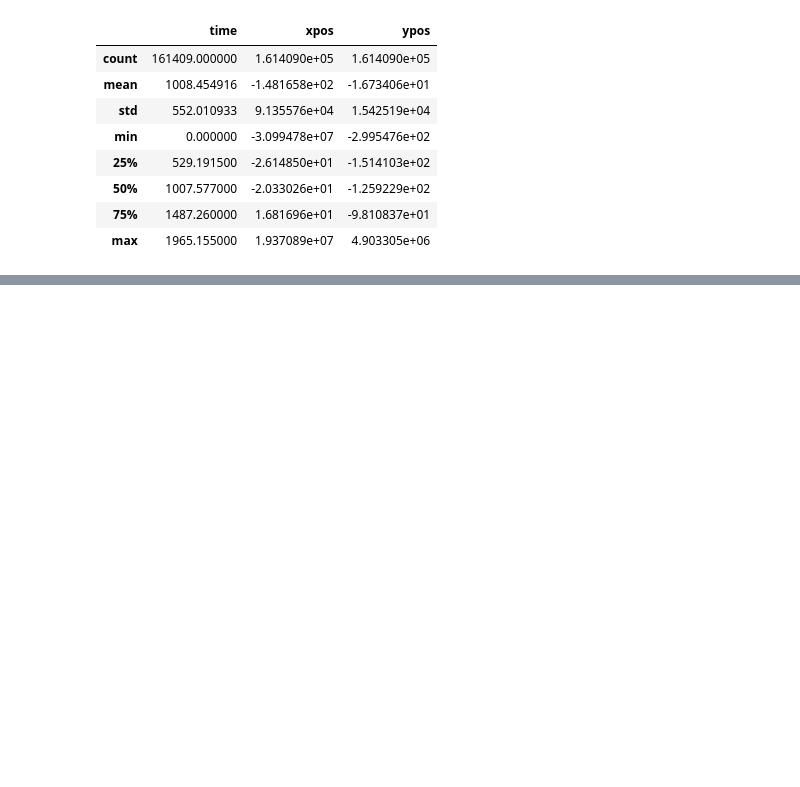
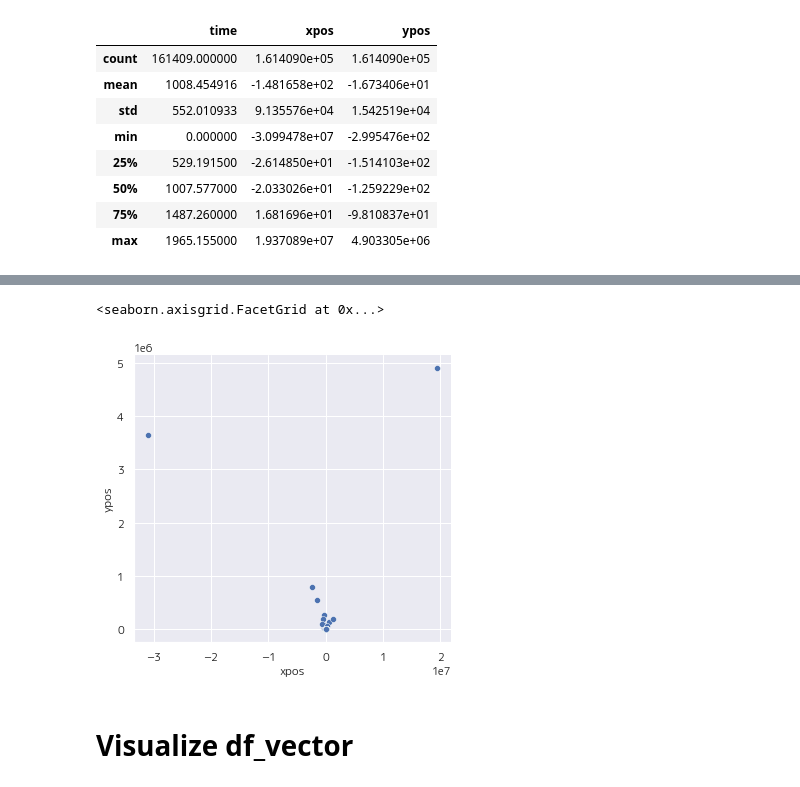
Before and after one commit to vutuanlinh2661998/pilot_analytics, a Jupyter notebook: Pilot_Analytics.ipynb, the cells around one changed output, grey strips where cells are left out. Drawn from its saved outputs; the diff is of its cells as text; code cells hidden in the pictures; blank space fills up the shorter version.

```diff
--- a/Pilot_Analytics.ipynb
+++ b/Pilot_Analytics.ipynb
@@ -226,0 +261,7 @@ sns.pairplot(df_log.drop(columns = ['ElapsedTime[s]']))
+# %%
+sns.relplot(x = 'xpos', y = 'ypos', data = df_map)
+# %% [output]
+<seaborn.axisgrid.FacetGrid at 0x...>
+[figure, added]
+# %% [markdown]
+# Visualize df_vector
```
Also changed, not shown: parts of 29 cells of this notebook.
